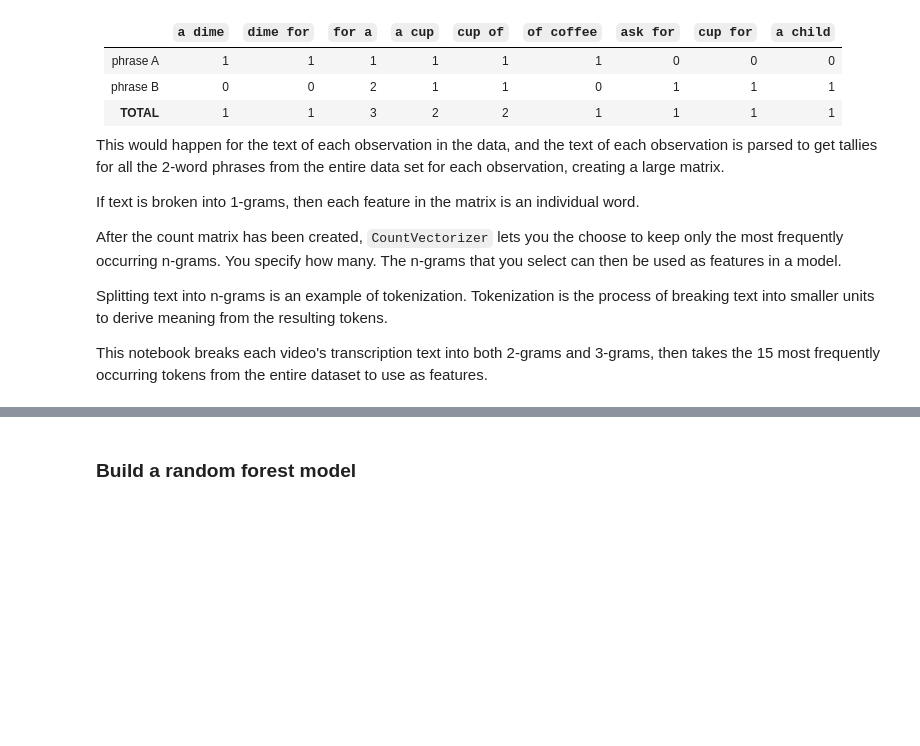
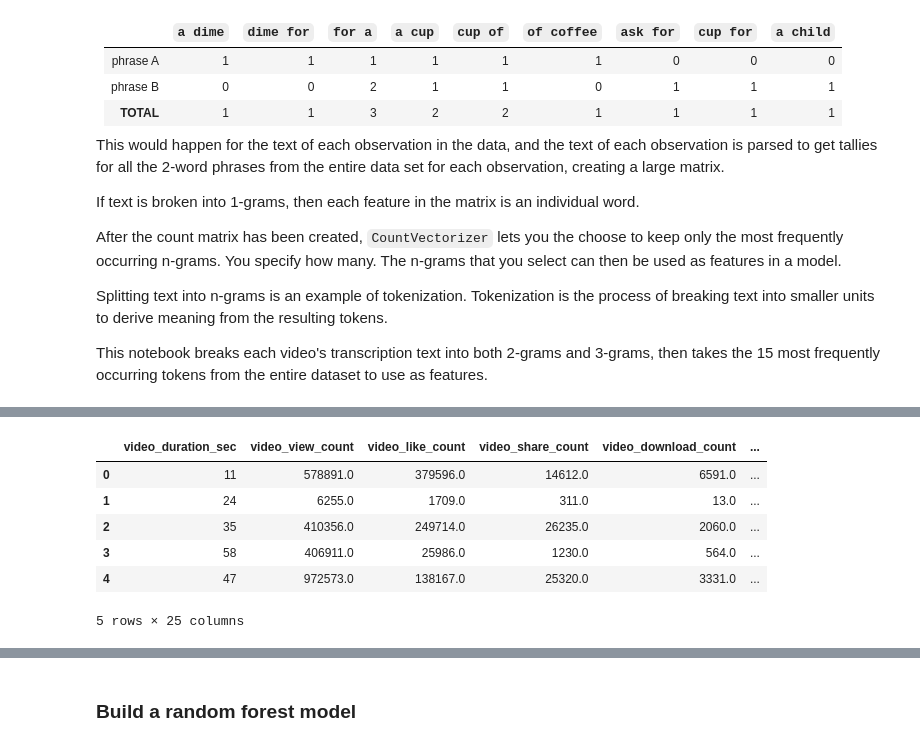
Before and after one commit to pakkaii/resume, a Jupyter notebook: Course 6 Proj/Activity_Course 6 TikTok project lab.ipynb, the cells around one changed output, grey strips where cells are left out. Cells and saved outputs as stored; diff of their text form; code cells hidden in the pictures; blank space fills up the shorter version.

```diff
--- a/Course 6 Proj/Activity_Course 6 TikTok project lab.ipynb
+++ b/Course 6 Proj/Activity_Course 6 TikTok project lab.ipynb
@@ -419,0 +497,16 @@ This notebook breaks each video's transcription text into both 2-grams and 3-gra
+# %%
+# Concatenate `X_val` and `validation_count_df` to form the final dataframe for training data (`X_val_final`)
+# Note: Using `.reset_index(drop=True)` to reset the index in X_val after dropping `video_transcription_text`,
+# so that the indices align with those in `validation_count_df`
+X_val_final = pd.concat([X_val.drop(columns=['video_transcription_text']).reset_index(drop=True), validation_count_df], axis=1)
+
+# Display first few rows
+X_val_final.head()
+# %% [output]
+|  | video_duration_sec | video_view_count | video_like_count | video_share_count | video_download_count | ... |
+| 0 | 11 | 578891.0 | 379596.0 | 14612.0 | 6591.0 | ... |
+| 1 | 24 | 6255.0 | 1709.0 | 311.0 | 13.0 | ... |
+| 2 | 35 | 410356.0 | 249714.0 | 26235.0 | 2060.0 | ... |
+| 3 | 58 | 406911.0 | 25986.0 | 1230.0 | 564.0 | ... |
+| 4 | 47 | 972573.0 | 138167.0 | 25320.0 | 3331.0 | ... |
+5 rows × 25 columns
```
Also changed, not shown: parts of 15 cells of this notebook.
